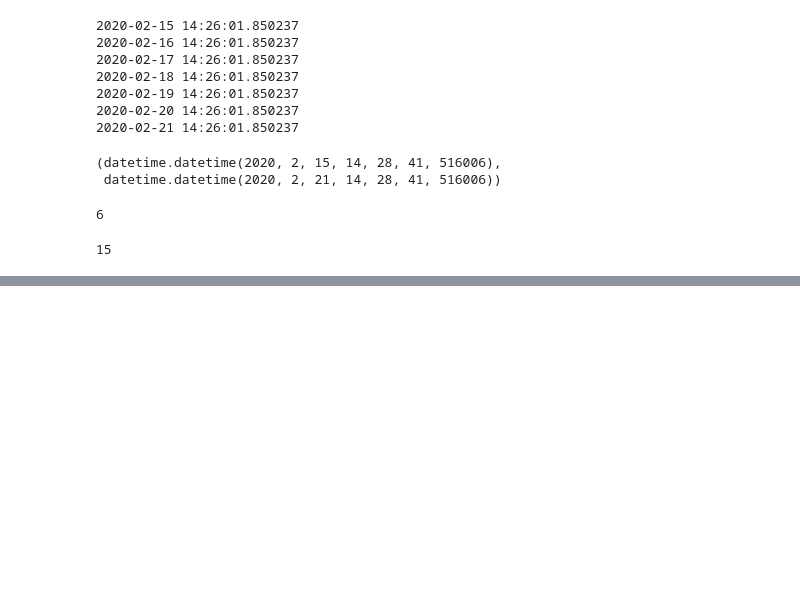
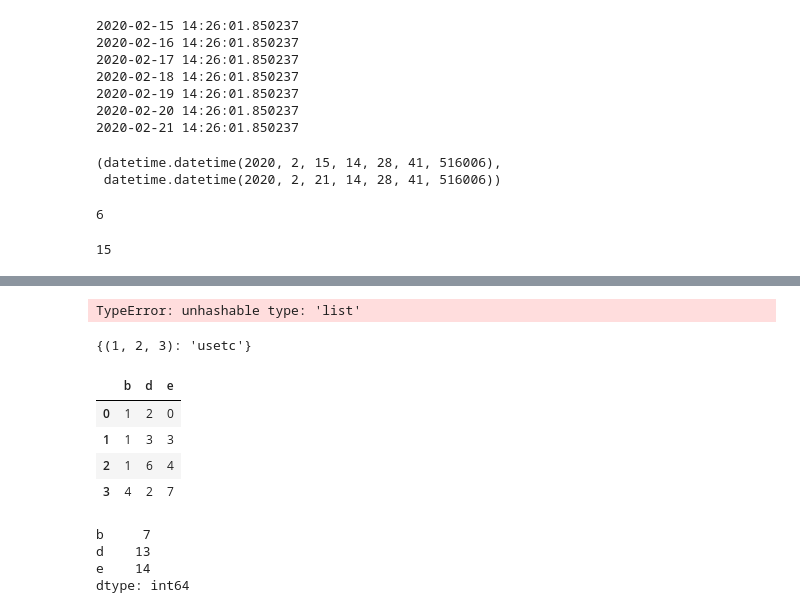
Before and after one commit to KDD2018/Machine-Learning, a Jupyter notebook: Deeplearning/TensorFlow/tf2/tf2-work-practice-test.ipynb, the cells around one changed output, grey strips where cells are left out. Saved outputs shown, nothing was run; the diff lists cells and outputs as text; code cells hidden in the pictures; blank space fills up the shorter version.

```diff
--- a/Deeplearning/TensorFlow/tf2/tf2-work-practice-test.ipynb
+++ b/Deeplearning/TensorFlow/tf2/tf2-work-practice-test.ipynb
@@ -164,0 +215,4 @@ print(registered_time)
+# %%
+dict3  = {[1,2,3]: 'usetc'}
+# %% [output]
+TypeError: unhashable type: 'list'
@@ -164,0 +221,4 @@ print(registered_time)
+# %%
+dict4
+# %% [output]
+{(1, 2, 3): 'usetc'}
@@ -164,0 +228,17 @@ print(registered_time)
+# %%
+df = pd.DataFrame(np.random.randint(0,10,(4, 3)), columns=list('bde'), index=range(4))
+# %%
+df
+# %% [output]
+|  | b | d | e |
+| 0 | 1 | 2 | 0 |
+| 1 | 1 | 3 | 3 |
+| 2 | 1 | 6 | 4 |
+| 3 | 4 | 2 | 7 |
+# %%
+df.apply(lambda x: x.sum(), axis=0)
+# %% [output]
+b     7
+d    13
+e    14
+dtype: int64
```
Also changed, not shown: parts of 72 cells of this notebook, 4 other files.
